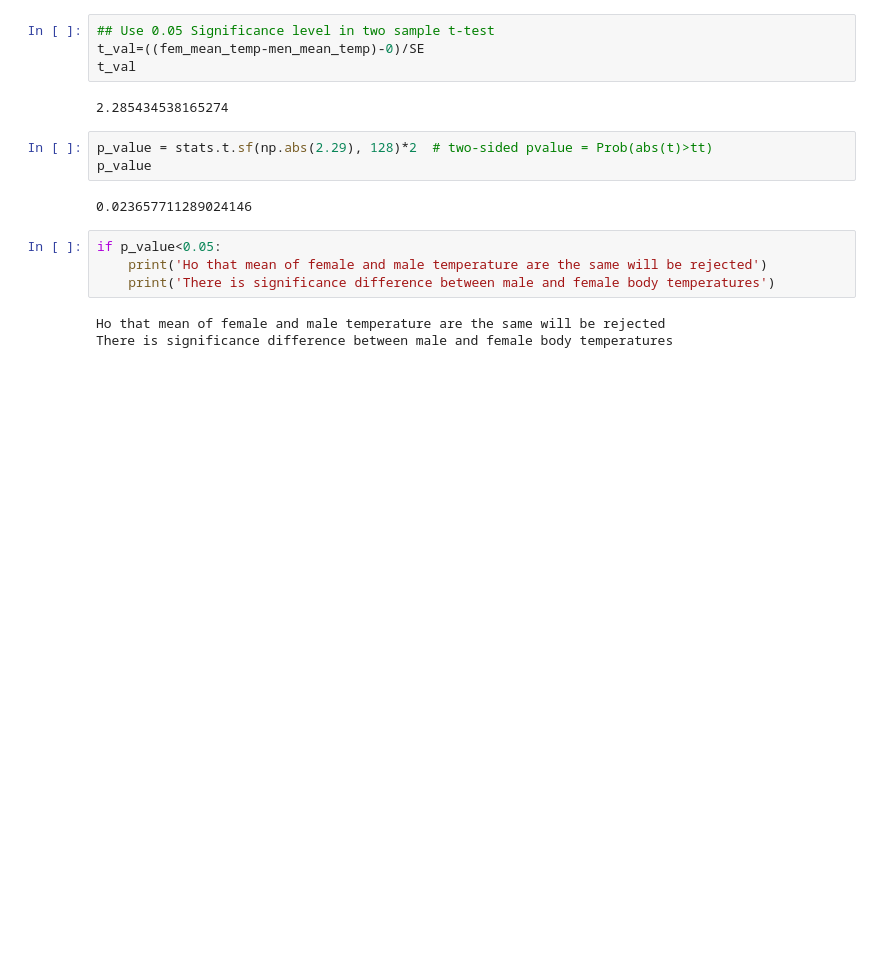
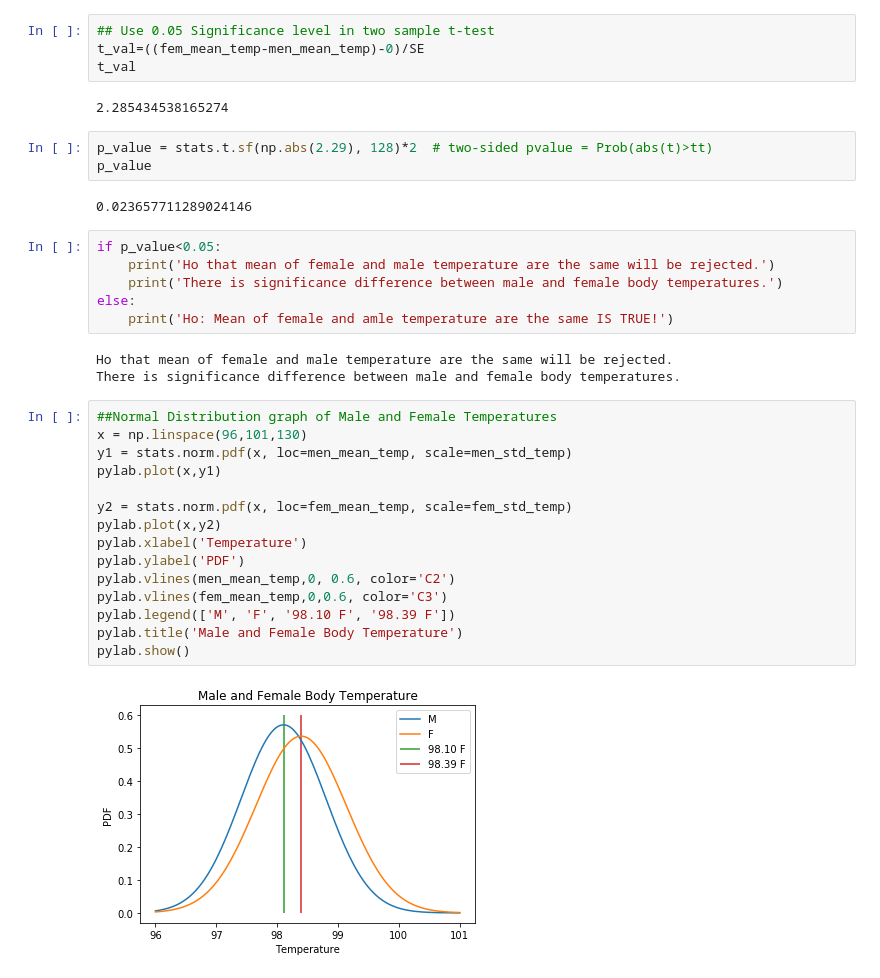
Before and after one commit to DrAugustine1981/Springboard, a Jupyter notebook: human_body_temp.ipynb, the cells around one changed output. Saved outputs shown, nothing was run; the diff lists cells and outputs as text; blank space fills up the shorter version.

```diff
--- a/human_body_temp.ipynb
+++ b/human_body_temp.ipynb
@@ -296,8 +327,27 @@ p_value
 0.023657711289024146
 # %%
 if p_value<0.05:
-    print('Ho that mean of female and male temperature are the same will be rejected')
-    print('There is significance difference between male and female body temperatures')
+    print('Ho that mean of female and male temperature are the same will be rejected.')
+    print('There is significance difference between male and female body temperatures.')
+else:
+    print('Ho: Mean of female and amle temperature are the same IS TRUE!')
 # %% [output]
-Ho that mean of female and male temperature are the same will be rejected
-There is significance difference between male and female body temperatures
+Ho that mean of female and male temperature are the same will be rejected.
+There is significance difference between male and female body temperatures.
+# %%
+##Normal Distribution graph of Male and Female Temperatures
+x = np.linspace(96,101,130)
+y1 = stats.norm.pdf(x, loc=men_mean_temp, scale=men_std_temp)
+pylab.plot(x,y1)
+
+y2 = stats.norm.pdf(x, loc=fem_mean_temp, scale=fem_std_temp)
+pylab.plot(x,y2)
+pylab.xlabel('Temperature')
+pylab.ylabel('PDF')
+pylab.vlines(men_mean_temp,0, 0.6, color='C2')
+pylab.vlines(fem_mean_temp,0,0.6, color='C3')
+pylab.legend(['M', 'F', '98.10 F', '98.39 F'])
+pylab.title('Male and Female Body Temperature')
+pylab.show()
+# %% [output]
+[figure, added]
```
Also changed, not shown: parts of 35 cells of this notebook, 1 other file.
